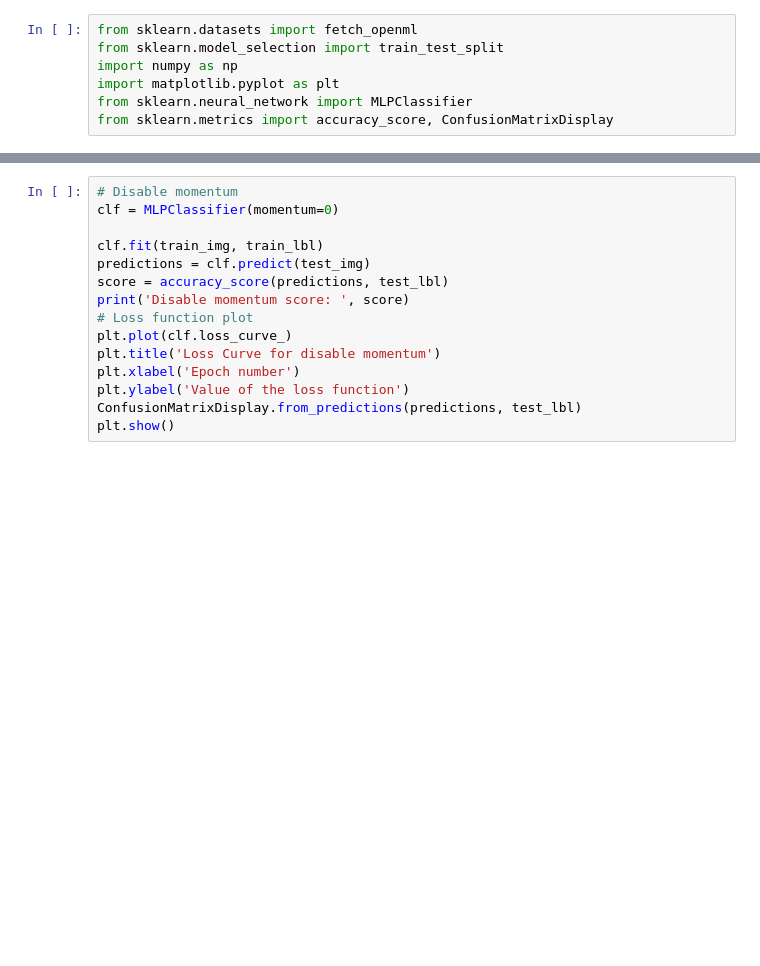
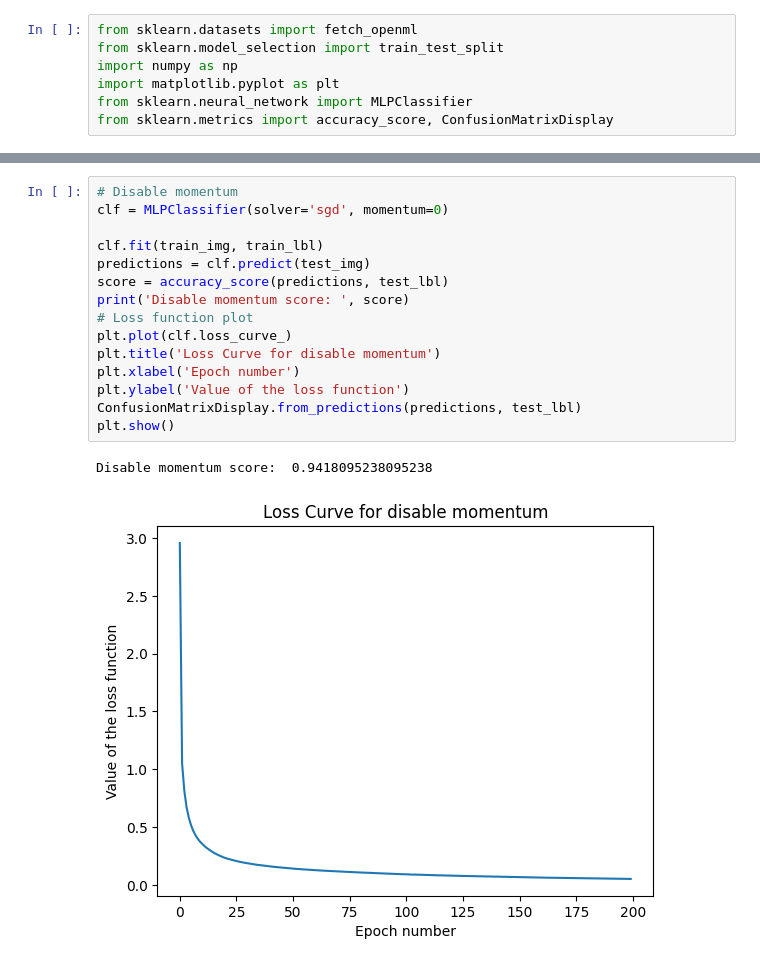
Before and after one commit to PawelGawlikDev/machine_learning, a Jupyter notebook: Lab2/PawełGawlik.ipynb, the cells around one changed output, grey strips where cells are left out. Saved outputs shown, nothing was run; the diff lists cells and outputs as text; blank space fills up the shorter version.

```diff
--- a/Lab2/PawełGawlik.ipynb
+++ b/Lab2/PawełGawlik.ipynb
@@ -137,15 +197,18 @@ for h_layer_size in hidden_layer_sizes:
 # %%
 # Disable momentum
-clf = MLPClassifier(momentum=0)
+clf = MLPClassifier(solver='sgd', momentum=0)
 
 clf.fit(train_img, train_lbl)
 predictions = clf.predict(test_img)
 score = accuracy_score(predictions, test_lbl)
 print('Disable momentum score: ', score)
 # Loss function plot
 plt.plot(clf.loss_curve_)
 plt.title('Loss Curve for disable momentum')
 plt.xlabel('Epoch number')
 plt.ylabel('Value of the loss function')
 ConfusionMatrixDisplay.from_predictions(predictions, test_lbl)
 plt.show()
+# %% [output]
+Disable momentum score:  0.9418095238095238
+[figure, added]
```
Also changed, not shown: parts of 17 cells of this notebook, 3 other files.
